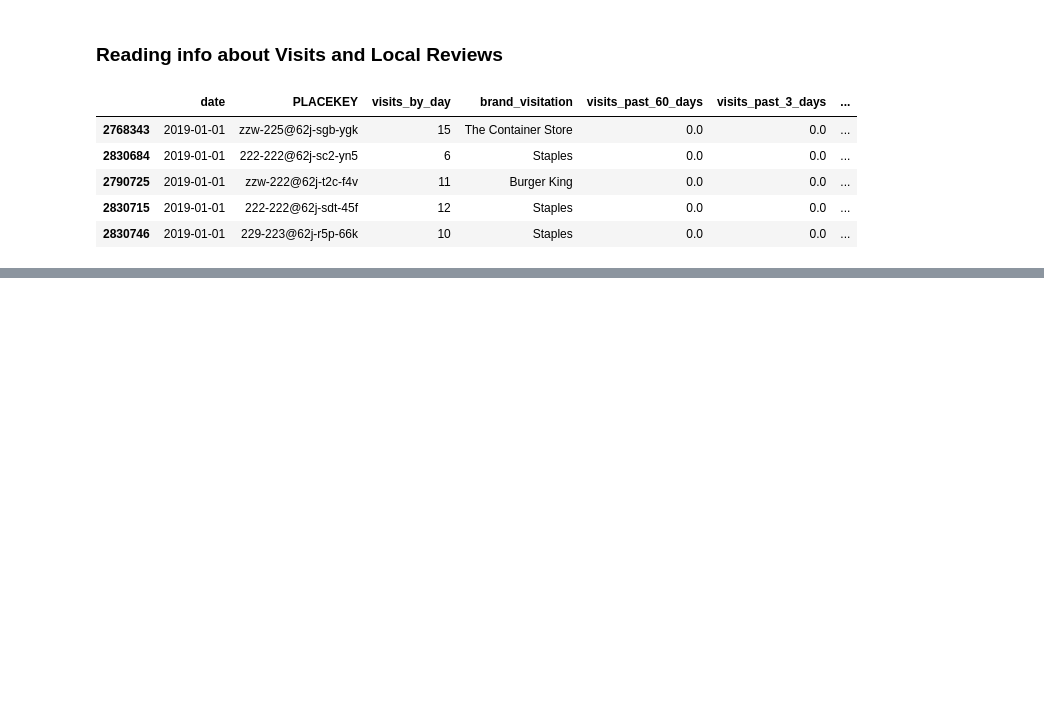
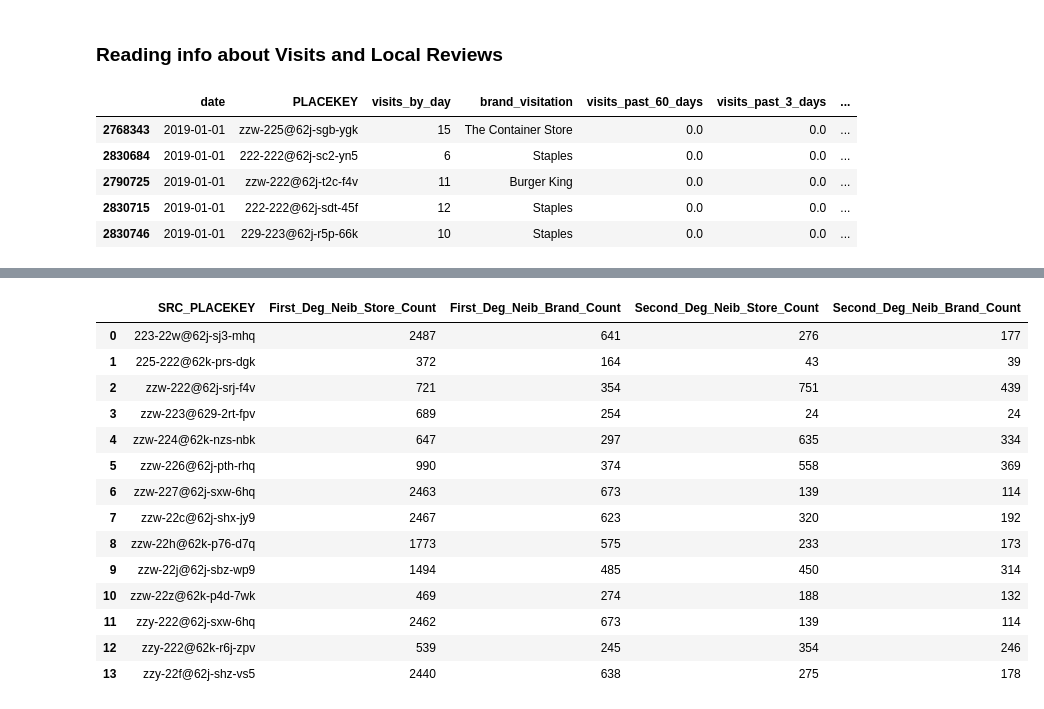
Before and after one commit to embedded-robotics/local-business-network, a Jupyter notebook: part3_visuals_tables/foc_brands_summary_statistics.ipynb, the cells around one changed output, grey strips where cells are left out. Cells and saved outputs as stored; diff of their text form; code cells hidden in the pictures; blank space fills up the shorter version.

```diff
--- a/part3_visuals_tables/foc_brands_summary_statistics.ipynb
+++ b/part3_visuals_tables/foc_brands_summary_statistics.ipynb
@@ -43,0 +114,3 @@ brand_visit_local_reviews.head()
+# %%
+store_keys_foc_brand = brand_visit_local_reviews[brand_visit_local_reviews['brand_visitation'] == foc_brand]['PLACEKEY'].unique().tolist()
+store_keys_foc_brand
@@ -43,0 +134,2 @@ brand_visit_local_reviews.head()
+# %%
+all_neib_placekey = neib_distance_km[neib_distance_km['SRC_PLACEKEY'].isin(store_keys_foc_brand)]['DST_PLACEKEY'].unique().tolist()
@@ -43,0 +138,5 @@ brand_visit_local_reviews.head()
+# %%
+focal_stores_first_degree_neib = neib_distance_km[(neib_distance_km['SRC_PLACEKEY'].isin(store_keys_foc_brand)) &
+                                                (neib_distance_km['DST_PLACEKEY'].isin(all_neib_placekey)) &
+                                                (neib_distance_km['Distance_Km']<=16.0934)].reset_index(drop=True)
+focal_stores_first_degree_neib
@@ -43,0 +157,43 @@ brand_visit_local_reviews.head()
+# %%
+def neib_stores_brand_count(group_df):
+    foc_store = group_df.name
+
+    first_deg_neib_store_count = group_df['DST_PLACEKEY'].nunique()
+    first_deg_neib_brand_count = group_df['DST_BRAND'].nunique()
+
+    foc_store_all_first_degree_neibs = neib_distance_km[(neib_distance_km['SRC_PLACEKEY'] == foc_store) &
+                                                        (neib_distance_km['Distance_Km'] <= 16.0934)]['DST_PLACEKEY'].to_list()
+    foc_store_all_first_degree_neibs_brands = brands_visits[brands_visits['PLACEKEY'].isin(foc_store_all_first_degree_neibs)]['brand_visitation'].unique().tolist()
+    foc_store_first_degree_neibs = focal_stores_first_degree_neib[focal_stores_first_degree_neib['SRC_PLACEKEY'] == foc_store]['DST_PLACEKEY'].to_list()
+
+    # Excluding first degree neighboring brand, all the first degree neighbors brand stores, and calculating the second degree neighbors (less than 1 mile)
+    second_neib_df = neib_distance_km[neib_distance_km['SRC_PLACEKEY'].isin(foc_store_first_degree_neibs) &
+                                (~neib_distance_km['DST_BRAND'].isin(foc_store_all_first_degree_neibs_brands))]
+
+
+    second_deg_neib_store_count = second_neib_df['DST_PLACEKEY'].nunique()
+    second_deg_neib_brand_count = second_neib_df['DST_BRAND'].nunique()
+
+    return pd.Series({'First_Deg_Neib_Store_Count': first_deg_neib_store_count,
+                      'First_Deg_Neib_Brand_Count': first_deg_neib_brand_count,
+                      'Second_Deg_Neib_Store_Count': second_deg_neib_store_count,
+                      'Second_Deg_Neib_Brand_Count': second_deg_neib_brand_count})
+# %%
+focal_store_first_second_degree_neib = focal_stores_first_degree_neib.groupby('SRC_PLACEKEY').apply(neib_stores_brand_count).reset_index()
+focal_store_first_second_degree_neib
+# %% [output]
+|  | SRC_PLACEKEY | First_Deg_Neib_Store_Count | First_Deg_Neib_Brand_Count | Second_Deg_Neib_Store_Count | Second_Deg_Neib_Brand_Count |
+| 0 | 223-22w@62j-sj3-mhq | 2487 | 641 | 276 | 177 |
+| 1 | 225-222@62k-prs-dgk | 372 | 164 | 43 | 39 |
+| 2 | zzw-222@62j-srj-f4v | 721 | 354 | 751 | 439 |
+| 3 | zzw-223@629-2rt-fpv | 689 | 254 | 24 | 24 |
+| 4 | zzw-224@62k-nzs-nbk | 647 | 297 | 635 | 334 |
+| 5 | zzw-226@62j-pth-rhq | 990 | 374 | 558 | 369 |
+| 6 | zzw-227@62j-sxw-6hq | 2463 | 673 | 139 | 114 |
+| 7 | zzw-22c@62j-shx-jy9 | 2467 | 623 | 320 | 192 |
+| 8 | zzw-22h@62k-p76-d7q | 1773 | 575 | 233 | 173 |
+| 9 | zzw-22j@62j-sbz-wp9 | 1494 | 485 | 450 | 314 |
+| 10 | zzw-22z@62k-p4d-7wk | 469 | 274 | 188 | 132 |
+| 11 | zzy-222@62j-sxw-6hq | 2462 | 673 | 139 | 114 |
+| 12 | zzy-222@62k-r6j-zpv | 539 | 245 | 354 | 246 |
+| 13 | zzy-22f@62j-shz-vs5 | 2440 | 638 | 275 | 178 |
```
Also changed, not shown: parts of 27 cells of this notebook.
